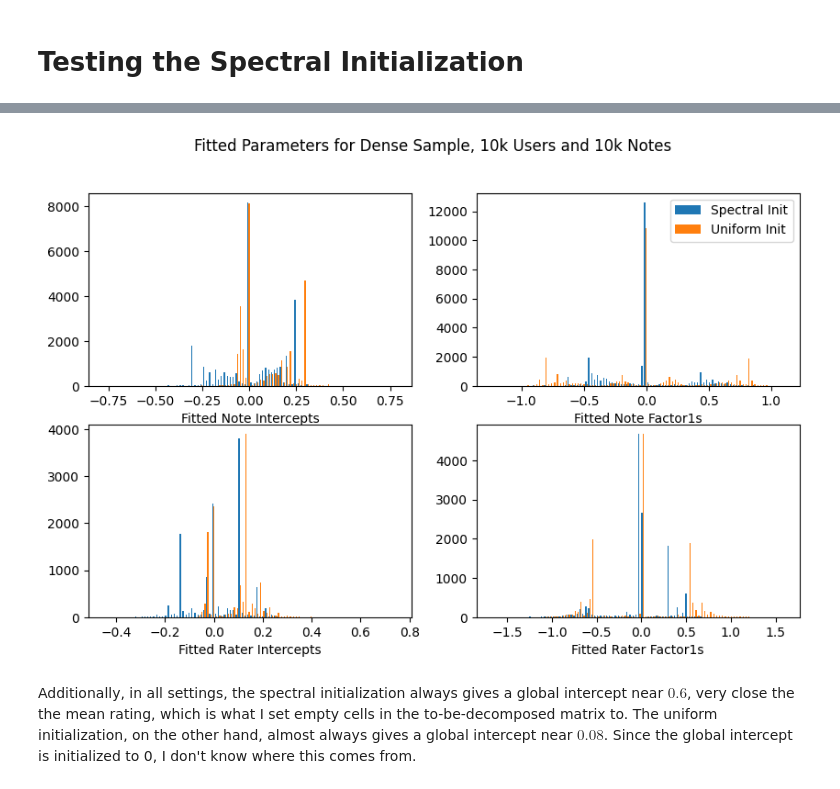
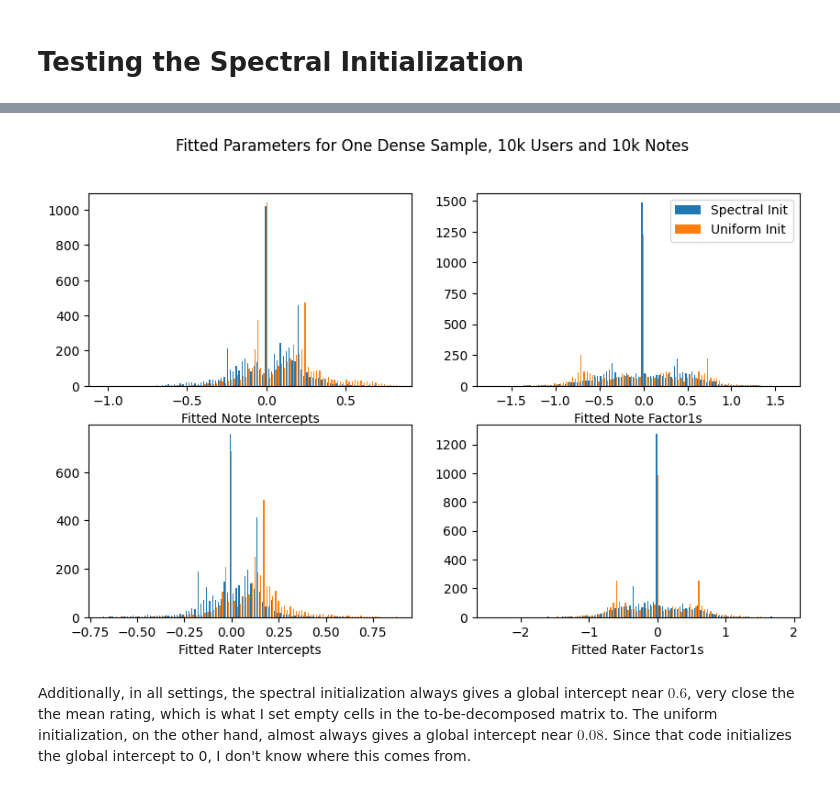
Before and after one commit to twitter/communitynotes, a Jupyter notebook: sourcecode/test_mf.ipynb, the cells around one changed output, grey strips where cells are left out. Saved outputs shown, nothing was run; the diff lists cells and outputs as text; code cells hidden in the pictures.

```diff
--- a/sourcecode/test_mf.ipynb
+++ b/sourcecode/test_mf.ipynb
@@ -47,10 +46,10 @@ for _ in range(50):
     preprocessed_ratings_df_sample_dense = preprocessed_ratings_df[preprocessed_ratings_df["noteId"].isin(notes_sample) & preprocessed_ratings_df["raterParticipantId"].isin(raters_sample)]
 
     test_MatrixFactorization = MatrixFactorization()
-    fitNoteParams, fitRaterParams, globalIntercept, train_loss, loss, validate_loss = test_MatrixFactorization.run_mf(ratings=preprocessed_ratings_df_sample, useSpectralInit=True, validatePercent=0.30)
+    fitNoteParams, fitRaterParams, globalIntercept, train_loss, loss, validate_loss = test_MatrixFactorization.run_mf(ratings=preprocessed_ratings_df_sample_dense, useSpectralInit=True, validatePercent=0.30)
     all_spec_fitNoteParams_dense.append(fitNoteParams); all_spec_fitRaterParams_dense.append(fitRaterParams); all_spec_globalIntercept_dense.append(globalIntercept); all_spec_train_loss_dense.append(train_loss); all_spec_loss_dense.append(loss); all_spec_validate_loss_dense.append(validate_loss)
     test_MatrixFactorization = MatrixFactorization()
-    fitNoteParams, fitRaterParams, globalIntercept, train_loss, loss, validate_loss = test_MatrixFactorization.run_mf(ratings=preprocessed_ratings_df_sample, useSpectralInit=False, validatePercent=0.30)
+    fitNoteParams, fitRaterParams, globalIntercept, train_loss, loss, validate_loss = test_MatrixFactorization.run_mf(ratings=preprocessed_ratings_df_sample_dense, useSpectralInit=False, validatePercent=0.30)
     all_unif_fitNoteParams_dense.append(fitNoteParams); all_unif_fitRaterParams_dense.append(fitRaterParams); all_unif_globalIntercept_dense.append(globalIntercept); all_unif_train_loss_dense.append(train_loss); all_unif_loss_dense.append(loss); all_unif_validate_loss_dense.append(validate_loss)
 # %%
 all_spec_fitNoteParams_30k_dense, all_spec_fitRaterParams_30k_dense, all_spec_globalIntercept_30k_dense, all_spec_train_loss_30k_dense, all_spec_loss_30k_dense, all_spec_validate_loss_30k_dense = [], [], [], [], [], []
@@ -173,22 +189,22 @@ fig.show()
 # %%
 fig, ax = plt.subplots(2, 2, figsize=(10,6))
 
 ax[0][0].hist([all_spec_fitNoteParams_dense[0]["internalNoteIntercept"], all_unif_fitNoteParams_dense[0]["internalNoteIntercept"]], bins=100)
 ax[0][0].set_xlabel("Fitted Note Intercepts")
 
 ax[0][1].hist([all_spec_fitNoteParams_dense[0]["internalNoteFactor1"], all_unif_fitNoteParams_dense[0]["internalNoteFactor1"]], bins=100, label=["Spectral Init", "Uniform Init"])
 ax[0][1].set_xlabel("Fitted Note Factor1s")
 ax[0][1].legend()
 
 ax[1][0].hist([all_spec_fitRaterParams_dense[0]["internalRaterIntercept"], all_unif_fitRaterParams_dense[0]["internalRaterIntercept"]], bins=100)
 ax[1][0].set_xlabel("Fitted Rater Intercepts")
 
 ax[1][1].hist([all_spec_fitRaterParams_dense[0]["internalRaterFactor1"], all_unif_fitRaterParams_dense[0]["internalRaterFactor1"]], bins=100)
 ax[1][1].set_xlabel("Fitted Rater Factor1s")
 
-fig.suptitle("Fitted Parameters for Dense Sample, 10k Users and 10k Notes")
+fig.suptitle("Fitted Parameters for One Dense Sample, 10k Users and 10k Notes")
 fig.show()
 # %% [output]
-[figure, old version]
+[figure, new version]
 # %% [markdown]
-Additionally, in all settings, the spectral initialization always gives a global intercept near $0.6$, very close the the mean rating, which is what I set empty cells in the to-be-decomposed matrix to. The uniform initialization, on the other hand, almost always gives a global intercept near $0.08$. Since the global intercept is initialized to 0, I don't know where this comes from.
+Additionally, in all settings, the spectral initialization always gives a global intercept near $0.6$, very close the the mean rating, which is what I set empty cells in the to-be-decomposed matrix to. The uniform initialization, on the other hand, almost always gives a global intercept near $0.08$. Since that code initializes the global intercept to 0, I don't know where this comes from.
```
Also changed, not shown: parts of 13 cells of this notebook, 1 other file.
